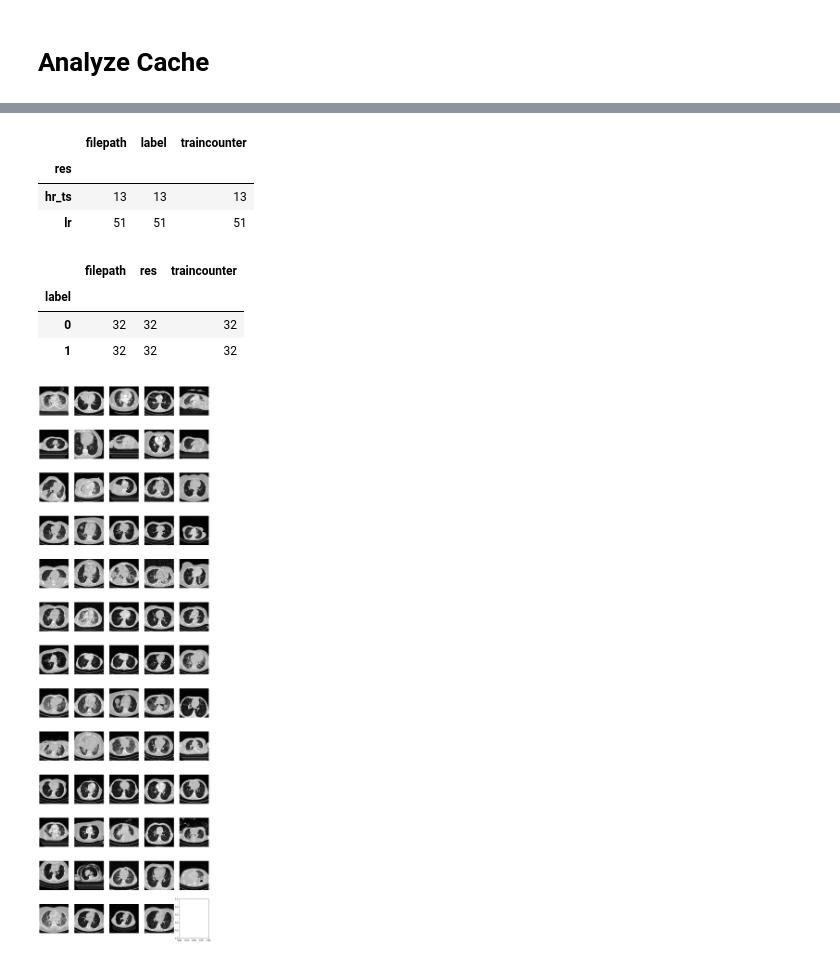
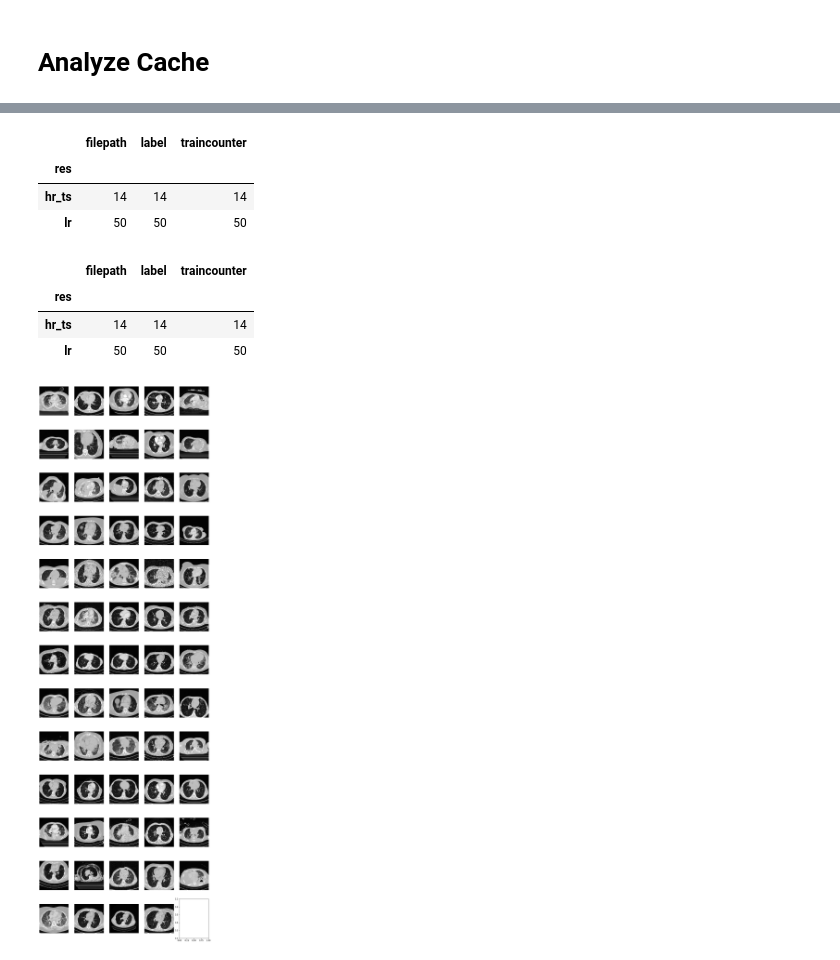
Before and after one commit to cirmuw/dynamicmemory, a Jupyter notebook: Results.ipynb, the cells around one changed output, grey strips where cells are left out. Drawn from its saved outputs; the diff is of its cells as text; code cells hidden in the pictures.

```diff
--- a/Results.ipynb
+++ b/Results.ipynb
@@ -505,17 +512,19 @@ df_cache = pd.read_csv('/project/catinous/trained_cache/cont_combined_basemodel_
 # %%
+df_cache = pd.read_csv('/project/catinous/trained_cache/cont_combined_basemodel_lr_fmiss_cache_tf07_5_d0e2cf2e37.csv')
 df_cache.groupby('res').count()
 # %% [output]
 |  | filepath | label | traincounter |
 | res |  |  |  |
-| hr_ts | 13 | 13 | 13 |
-| lr | 51 | 51 | 51 |
+| hr_ts | 14 | 14 | 14 |
+| lr | 50 | 50 | 50 |
-# %%
-df_cache.groupby('label').count()
-# %% [output]
-|  | filepath | res | traincounter |
-| label |  |  |  |
-| 0 | 32 | 32 | 32 |
-| 1 | 32 | 32 | 32 |
+# %%
+df_cache = pd.read_csv('/project/catinous/trained_cache/cont_combined_basemodel_lr_fmiss_cache_tf07_5_227917df84.csv')
+df_cache.groupby('res').count()
+# %% [output]
+|  | filepath | label | traincounter |
+| res |  |  |  |
+| hr_ts | 14 | 14 | 14 |
+| lr | 50 | 50 | 50 |
 # %%
 plot_cache_imgs(df_cache)
 # %% [output]
```
Also changed, not shown: parts of 14 cells of this notebook.
